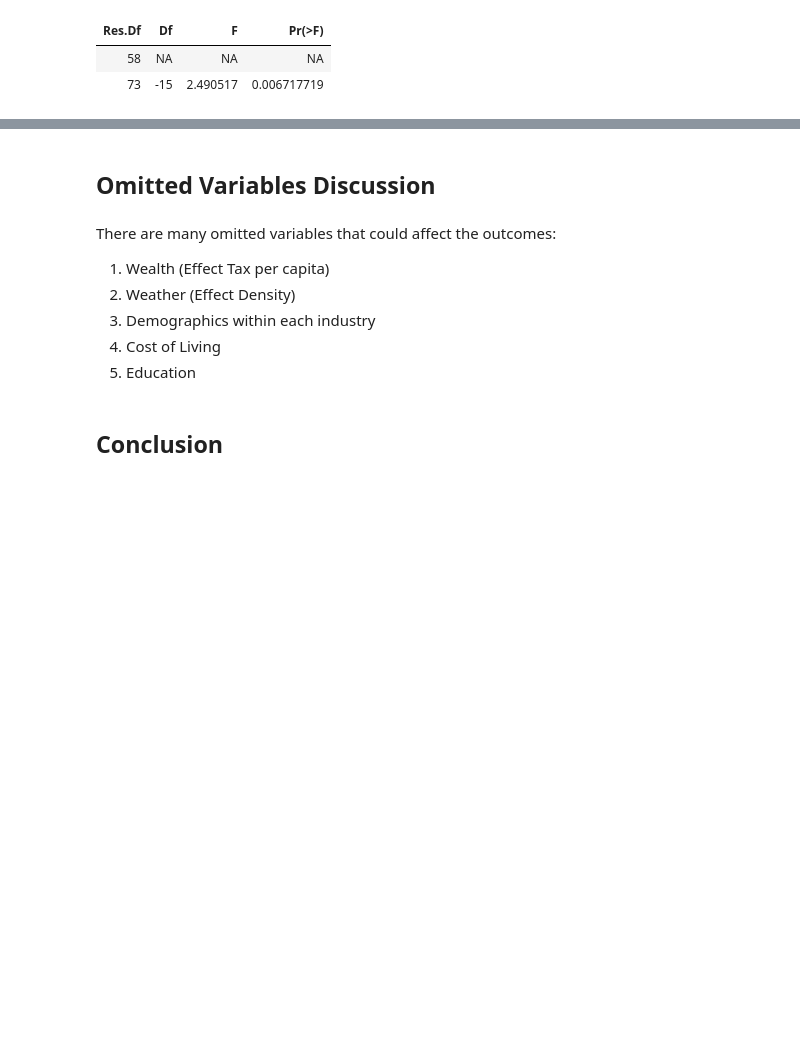
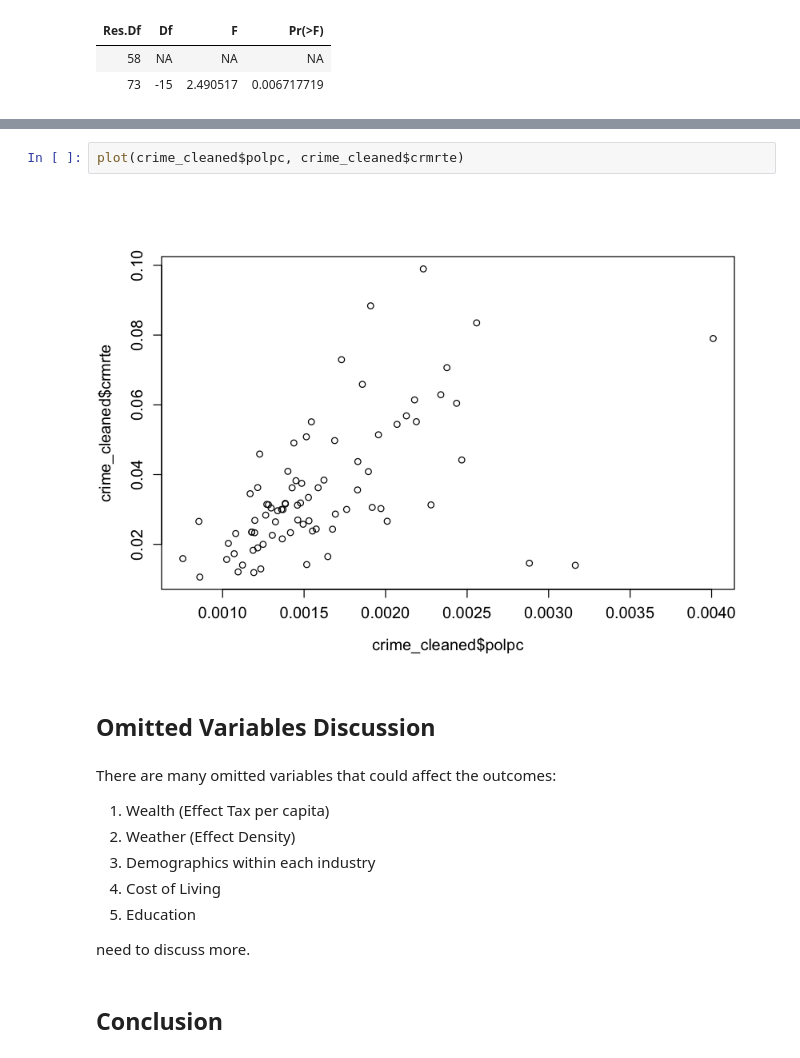
Before and after one commit to lucaschadwicklam97/lab_3_collab, a Jupyter notebook: Annabelle_Joy_Lucas_lab3_v2.ipynb, the cells around one changed output, grey strips where cells are left out. Saved outputs shown, nothing was run; the diff lists cells and outputs as text; blank space fills up the shorter version.

```diff
--- a/Annabelle_Joy_Lucas_lab3_v2.ipynb
+++ b/Annabelle_Joy_Lucas_lab3_v2.ipynb
@@ -705,3 +683,7 @@ DOUBLE CHECK COEFFICIENTS
+# %%
+plot(crime_cleaned$polpc, crime_cleaned$crmrte)
+# %% [output]
+[figure, added]
 # %% [markdown]
 ## Omitted Variables Discussion
 # %% [markdown]
@@ -713,5 +695,7 @@ There are many omitted variables that could affect the outcomes:
 3. Demographics within each industry
 4. Cost of Living
 5. Education
+
+need to discuss more.
 # %% [markdown]
 ## Conclusion
```
Also changed, not shown: parts of 6 cells of this notebook.
